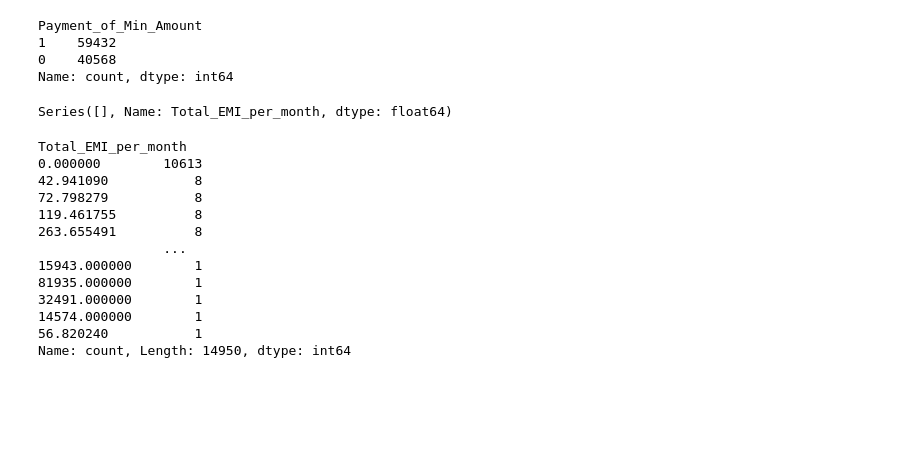
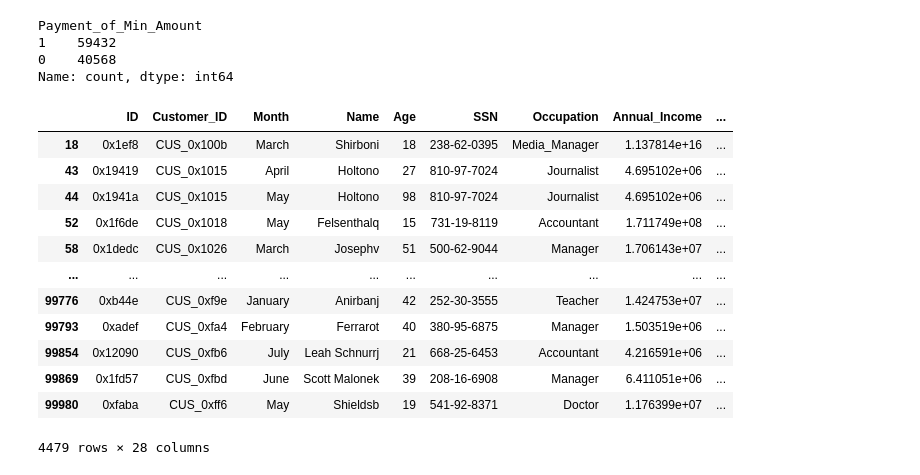
Before and after one commit to ViniciusOtoni/CreditScoreDataset, a Jupyter notebook: notebooks/n01_data_cleaning.ipynb, the cells around one changed output. Cells and saved outputs as stored; diff of their text form; code cells hidden in the pictures; blank space fills up the shorter version.

```diff
--- a/notebooks/n01_data_cleaning.ipynb
+++ b/notebooks/n01_data_cleaning.ipynb
@@ -1481,3 +1626,23 @@ df.loc[df["Customer_ID"] == "CUS_0xd40", "Credit_History_Age"] # verificando se
 98566    22 Years and 7 Months
 98567    22 Years and 8 Months
 Name: Credit_History_Age, dtype: object
+# %%
+# fazer alteração da string para uma data
+def convert_to_datetime(duration_str):
+
+    #realizando a divisão em 2 grupos, o primeiro com o valor do ano e o segundo com o valor do Mês
+    match = re.match(r'(\d+) Years and (\d+) Months', duration_str)
+    if match:
+        years = int(match.group(1))
+        months = int(match.group(2))
+
+
+    base_date = datetime.now()
+
+    # Realizando a diferença entre a data atual e a data de ingressão do usuário.
+    new_date = base_date - timedelta(days=years*365 + months*30)
+
+    # Retornar a data no formato YYYY-MM
+    return new_date.strftime('%Y-%m')
+# %%
+df['Credit_History_Age_Date'] = df['Credit_History_Age'].apply(convert_to_datetime) # aplicando a função e criando uma nova coluna no dataframe.
@@ -1483,0 +1655,8 @@ Name: Credit_History_Age, dtype: object
+# %%
+new_column_order = ['ID', 'Customer_ID', 'Month', 'Number_Month', 'Name', 'Age', 'SSN', 'Occupation', 'Annual_Income', 'Monthly_Inhand_Salary', 'Num_Bank_Accounts', 'Num_Credit_Card',
+                    'Interest_Rate', 'Num_of_Loan', 'Type_of_Loan', 'Delay_from_due_date', 'Num_of_Delayed_Payment', 'Changed_Credit_Limit', 'Num_Credit_Inquiries', 'Credit_Mix',
+                    'Outstanding_Debt', 'Credit_Utilization_Ratio', 'Credit_History_Age', 'Credit_History_Age_Date', 'Payment_of_Min_Amount', 'Amount_invested_monthly', 'Payment_Behaviour',
+                    'Monthly_Balance', 'Credit_Score']
+
+
+df = df[new_column_order] # alterando a ordem das colunas para facilitar a visualização.
@@ -1560,20 +1750,16 @@ Name: count, dtype: int64
 # %%
-df.loc[df["Total_EMI_per_month"].isna(), 'Total_EMI_per_month'] # verificando valores nulos.
+df.loc[df["Amount_invested_monthly"].isna()] #verificando valores nulos
 # %% [output]
+|  | ID | Customer_ID | Month | Name | Age | SSN | Occupation | Annual_Income | ... |
+| 18 | 0x1ef8 | CUS_0x100b | March | Shirboni | 18 | 238-62-0395 | Media_Manager | 1.137814e+16 | ... |
+| 43 | 0x19419 | CUS_0x1015 | April | Holtono | 27 | 810-97-7024 | Journalist | 4.695102e+06 | ... |
+| 44 | 0x1941a | CUS_0x1015 | May | Holtono | 98 | 810-97-7024 | Journalist | 4.695102e+06 | ... |
+| 52 | 0x1f6de | CUS_0x1018 | May | Felsenthalq | 15 | 731-19-8119 | Accountant | 1.711749e+08 | ... |
+| 58 | 0x1dedc | CUS_0x1026 | March | Josephv | 51 | 500-62-9044 | Manager | 1.706143e+07 | ... |
+| ... | ... | ... | ... | ... | ... | ... | ... | ... | ... |
+| 99776 | 0xb44e | CUS_0xf9e | January | Anirbanj | 42 | 252-30-3555 | Teacher | 1.424753e+07 | ... |
+| 99793 | 0xadef | CUS_0xfa4 | February | Ferrarot | 40 | 380-95-6875 | Manager | 1.503519e+06 | ... |
+| 99854 | 0x12090 | CUS_0xfb6 | July | Leah Schnurrj | 21 | 668-25-6453 | Accountant | 4.216591e+06 | ... |
+| 99869 | 0x1fd57 | CUS_0xfbd | June | Scott Malonek | 39 | 208-16-6908 | Manager | 6.411051e+06 | ... |
+| 99980 | 0xfaba | CUS_0xff6 | May | Shieldsb | 19 | 541-92-8371 | Doctor | 1.176399e+07 | ... |
-Series([], Name: Total_EMI_per_month, dtype: float64)
+4479 rows × 28 columns
-# %%
-df["Total_EMI_per_month"].value_counts() # valores nulos (0).
-# %% [output]
-Total_EMI_per_month
-0.000000        10613
-42.941090           8
-72.798279           8
-119.461755          8
-263.655491          8
-                ...
-15943.000000        1
-81935.000000        1
-32491.000000        1
-14574.000000        1
-56.820240           1
-Name: count, Length: 14950, dtype: int64
```
Also changed, not shown: parts of 48 cells of this notebook, 2 other files.
